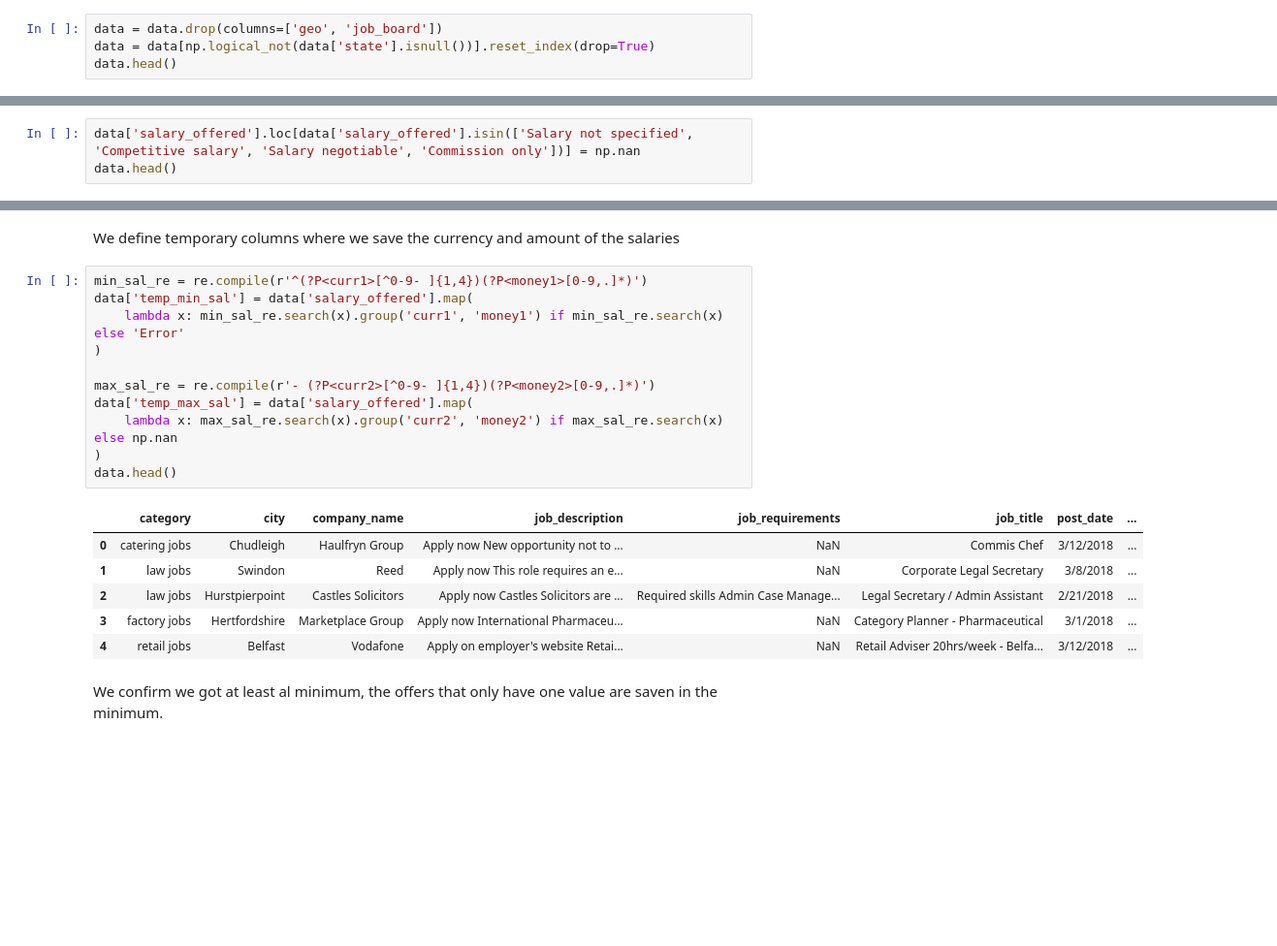
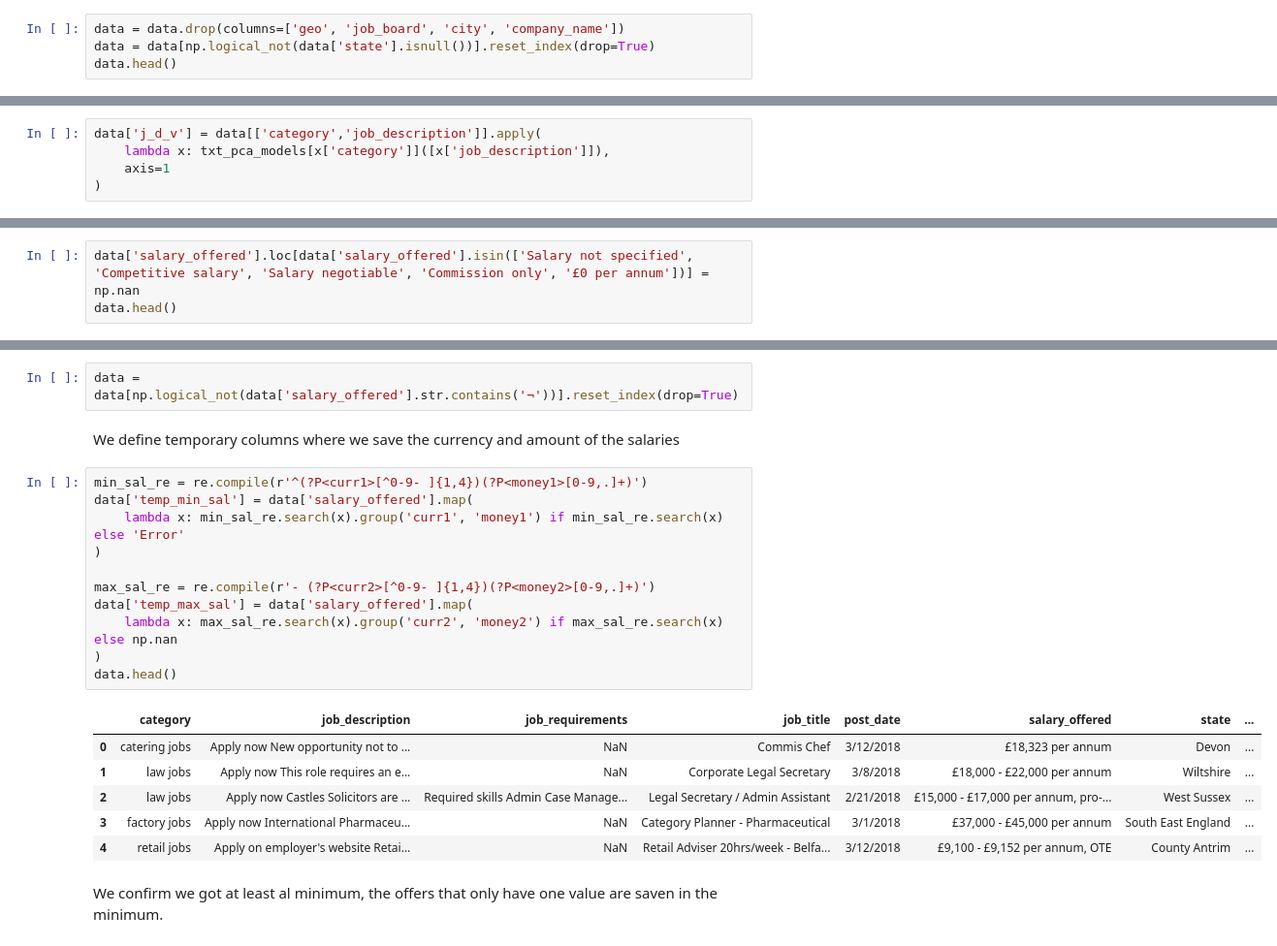
Before and after one commit to JorgeOsorio97/Torre, a Jupyter notebook: Technical Test Torre.ipynb, the cells around one changed output, grey strips where cells are left out. Shown at 97% size. Saved outputs shown, nothing was run; the diff lists cells and outputs as text; blank space fills up the shorter version.

```diff
--- a/Technical Test Torre.ipynb
+++ b/Technical Test Torre.ipynb
@@ -84,5 +93,5 @@ Because we only are missing 20 values and this is nos a significant number of re
 # %%
-data = data.drop(columns=['geo', 'job_board'])
+data = data.drop(columns=['geo', 'job_board', 'city', 'company_name'])
 data = data[np.logical_not(data['state'].isnull())].reset_index(drop=True)
 data.head()
 # %% [output]
@@ -122,0 +395,5 @@ memory usage: 3.8+ MB
+# %%
+data['j_d_v'] = data[['category','job_description']].apply(
+    lambda x: txt_pca_models[x['category']]([x['job_description']]),
+    axis=1
+)
@@ -202,7 +487,7 @@ len(data['salary_offered'].loc[data['salary_offered'].isin(['Salary not specifie
 # %% [markdown]
 As there are not so many missing salaries we are goin to drop them.
 # %%
-data['salary_offered'].loc[data['salary_offered'].isin(['Salary not specified', 'Competitive salary', 'Salary negotiable', 'Commission only'])] = np.nan
+data['salary_offered'].loc[data['salary_offered'].isin(['Salary not specified', 'Competitive salary', 'Salary negotiable', 'Commission only', '£0 per annum'])] = np.nan
 data.head()
 # %% [output]
 A value is trying to be set on a copy of a slice from a DataFrame
@@ -232,23 +522,25 @@ data['salary_offered'] = data['salary_offered'].replace('up to ', '', regex=True
+# %%
+data = data[np.logical_not(data['salary_offered'].str.contains('¬'))].reset_index(drop=True)
 # %% [markdown]
 We define temporary columns where we save the currency and amount of the salaries
 # %%
-min_sal_re = re.compile(r'^(?P<curr1>[^0-9- ]{1,4})(?P<money1>[0-9,.]*)')
+min_sal_re = re.compile(r'^(?P<curr1>[^0-9- ]{1,4})(?P<money1>[0-9,.]+)')
 data['temp_min_sal'] = data['salary_offered'].map(
     lambda x: min_sal_re.search(x).group('curr1', 'money1') if min_sal_re.search(x) else 'Error'
 )
 
-max_sal_re = re.compile(r'- (?P<curr2>[^0-9- ]{1,4})(?P<money2>[0-9,.]*)')
+max_sal_re = re.compile(r'- (?P<curr2>[^0-9- ]{1,4})(?P<money2>[0-9,.]+)')
 data['temp_max_sal'] = data['salary_offered'].map(
     lambda x: max_sal_re.search(x).group('curr2', 'money2') if max_sal_re.search(x) else np.nan
 )
 data.head()
 # %% [output]
-|  | category | city | company_name | job_description | job_requirements | job_title | post_date | ... |
-| 0 | catering jobs | Chudleigh | Haulfryn Group | Apply now New opportunity not to ... | NaN | Commis Chef | 3/12/2018 | ... |
-| 1 | law jobs | Swindon | Reed | Apply now This role requires an e... | NaN | Corporate Legal Secretary | 3/8/2018 | ... |
-| 2 | law jobs | Hurstpierpoint | Castles Solicitors | Apply now Castles Solicitors are ... | Required skills Admin Case Manage... | Legal Secretary / Admin Assistant | 2/21/2018 | ... |
-| 3 | factory jobs | Hertfordshire | Marketplace Group | Apply now International Pharmaceu... | NaN | Category Planner - Pharmaceutical | 3/1/2018 | ... |
-| 4 | retail jobs | Belfast | Vodafone | Apply on employer's website Retai... | NaN | Retail Adviser 20hrs/week - Belfa... | 3/12/2018 | ... |
+|  | category | job_description | job_requirements | job_title | post_date | salary_offered | state | ... |
+| 0 | catering jobs | Apply now New opportunity not to ... | NaN | Commis Chef | 3/12/2018 | £18,323 per annum | Devon | ... |
+| 1 | law jobs | Apply now This role requires an e... | NaN | Corporate Legal Secretary | 3/8/2018 | £18,000 - £22,000 per annum | Wiltshire | ... |
+| 2 | law jobs | Apply now Castles Solicitors are ... | Required skills Admin Case Manage... | Legal Secretary / Admin Assistant | 2/21/2018 | £15,000 - £17,000 per annum, pro-... | West Sussex | ... |
+| 3 | factory jobs | Apply now International Pharmaceu... | NaN | Category Planner - Pharmaceutical | 3/1/2018 | £37,000 - £45,000 per annum | South East England | ... |
+| 4 | retail jobs | Apply on employer's website Retai... | NaN | Retail Adviser 20hrs/week - Belfa... | 3/12/2018 | £9,100 - £9,152 per annum, OTE | County Antrim | ... |
 # %% [markdown]
 We confirm we got at least al minimum, the offers that only have one value are saven in the minimum.
 # %%
```
Also changed, not shown: parts of 58 cells of this notebook.
